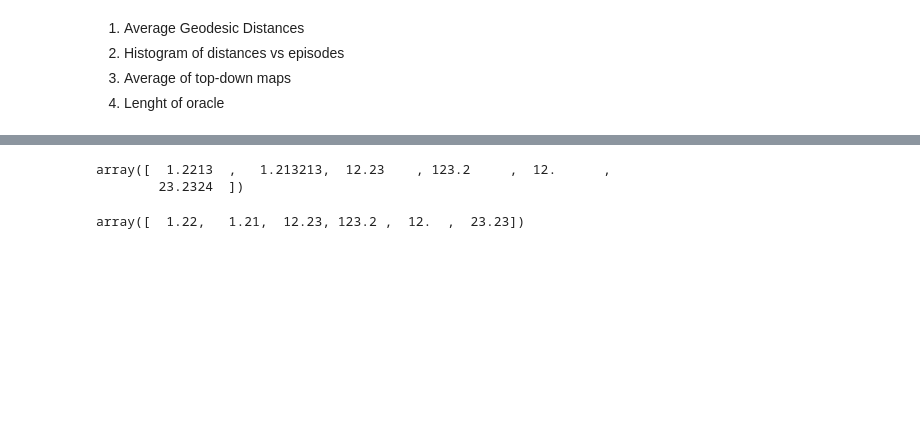
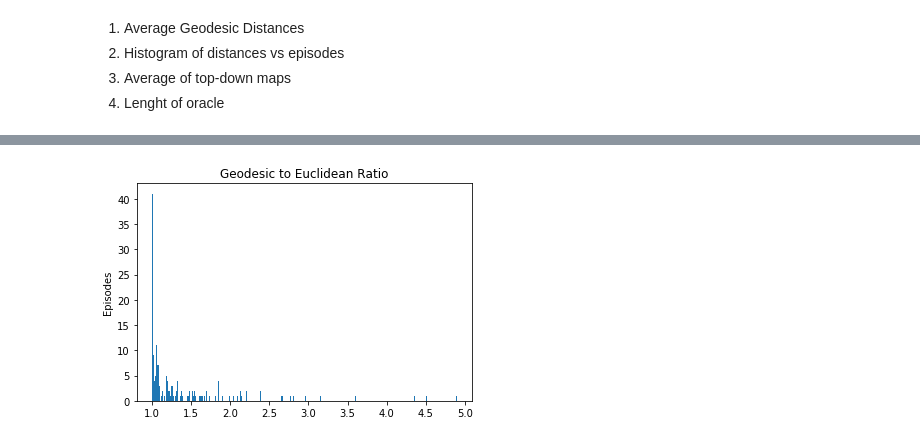
Before and after one commit to medhini/habitat-api, a Jupyter notebook: notebooks/dataset_statistics.ipynb, the cells around one changed output, grey strips where cells are left out. Cells and saved outputs as stored; diff of their text form; code cells hidden in the pictures; blank space fills up the shorter version.

```diff
--- a/notebooks/dataset_statistics.ipynb
+++ b/notebooks/dataset_statistics.ipynb
@@ -161,9 +172,0 @@ a = np.array([1.2213,1.213213,12.23,123.2,12,23.2324])
-# %%
-a
-# %% [output]
-array([  1.2213  ,   1.213213,  12.23    , 123.2     ,  12.      ,
-        23.2324  ])
-# %%
-np.around(a, decimals=2)
-# %% [output]
-array([  1.22,   1.21,  12.23, 123.2 ,  12.  ,  23.23])
@@ -169,0 +256,7 @@ array([  1.22,   1.21,  12.23, 123.2 ,  12.  ,  23.23])
+# %%
+plt.hist(gd2ed, bins=600)
+plt.title("Geodesic to Euclidean Ratio")
+plt.ylabel('Episodes')
+plt.show()
+# %% [output]
+[figure, added]
```
Also changed, not shown: parts of 4 cells of this notebook, 1 other file.
